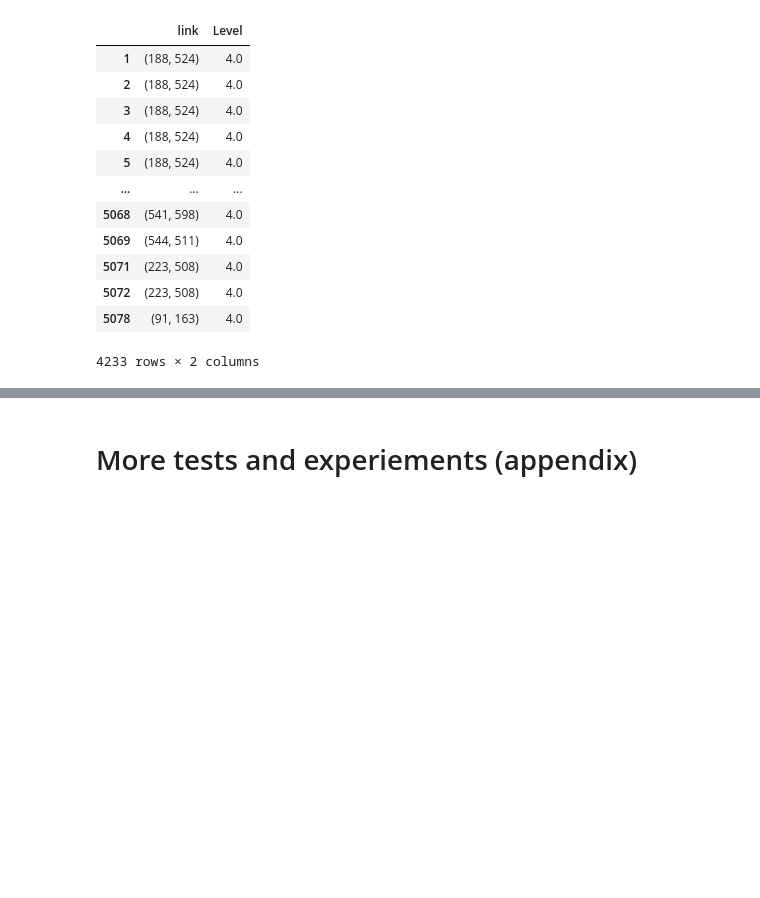
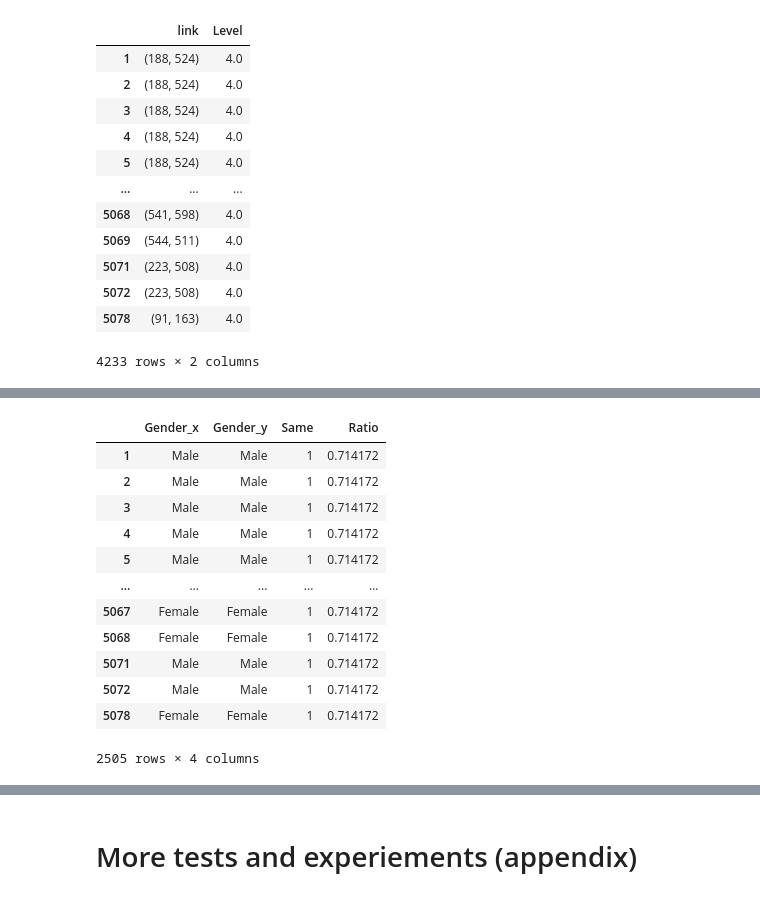
Before and after one commit to feelzoo/assortativity, a Jupyter notebook: Assortativity.ipynb, the cells around one changed output, grey strips where cells are left out. Drawn from its saved outputs; the diff is of its cells as text; code cells hidden in the pictures; blank space fills up the shorter version.

```diff
--- a/Assortativity.ipynb
+++ b/Assortativity.ipynb
@@ -1337,0 +1358,4 @@ level45
+# %%
+dd = link_level4545[['Gender_x','Gender_y']]
+dd['Same'] = link_level4545.apply(lambda row: 1 if row['Gender_x'] == row['Gender_y'] else 0, axis=1)
+dd['Ratio'] = dd['Same'].sum()/dd['Same'].count()
@@ -1337,0 +1389,16 @@ level45
+# %%
+dd
+# %% [output]
+|  | Gender_x | Gender_y | Same | Ratio |
+| 1 | Male | Male | 1 | 0.714172 |
+| 2 | Male | Male | 1 | 0.714172 |
+| 3 | Male | Male | 1 | 0.714172 |
+| 4 | Male | Male | 1 | 0.714172 |
+| 5 | Male | Male | 1 | 0.714172 |
+| ... | ... | ... | ... | ... |
+| 5067 | Female | Female | 1 | 0.714172 |
+| 5068 | Female | Female | 1 | 0.714172 |
+| 5071 | Male | Male | 1 | 0.714172 |
+| 5072 | Male | Male | 1 | 0.714172 |
+| 5078 | Female | Female | 1 | 0.714172 |
+2505 rows × 4 columns
```
Also changed, not shown: parts of 61 cells of this notebook.
